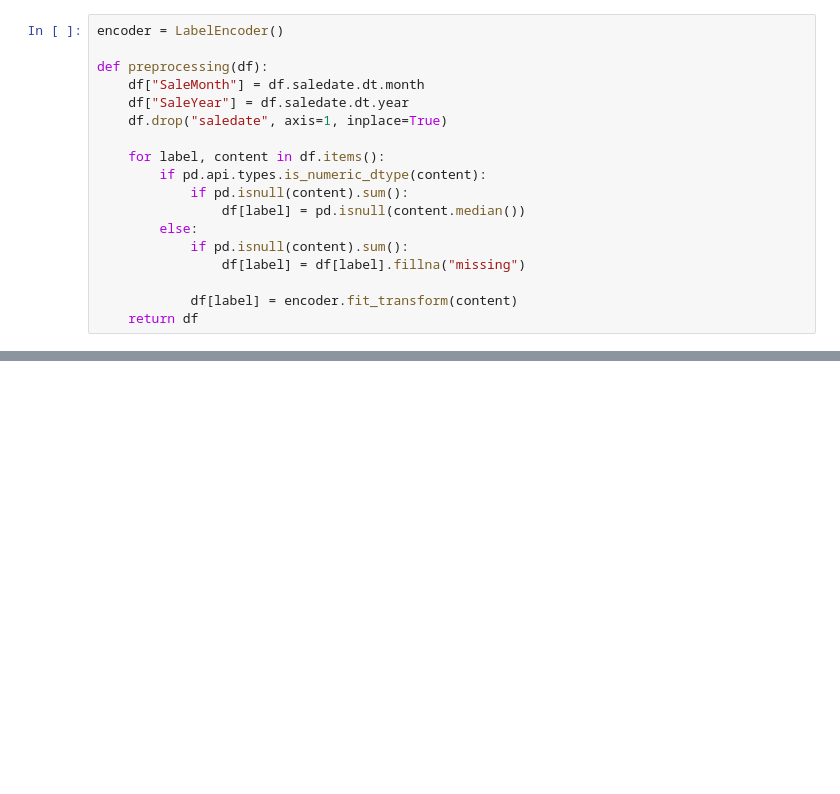
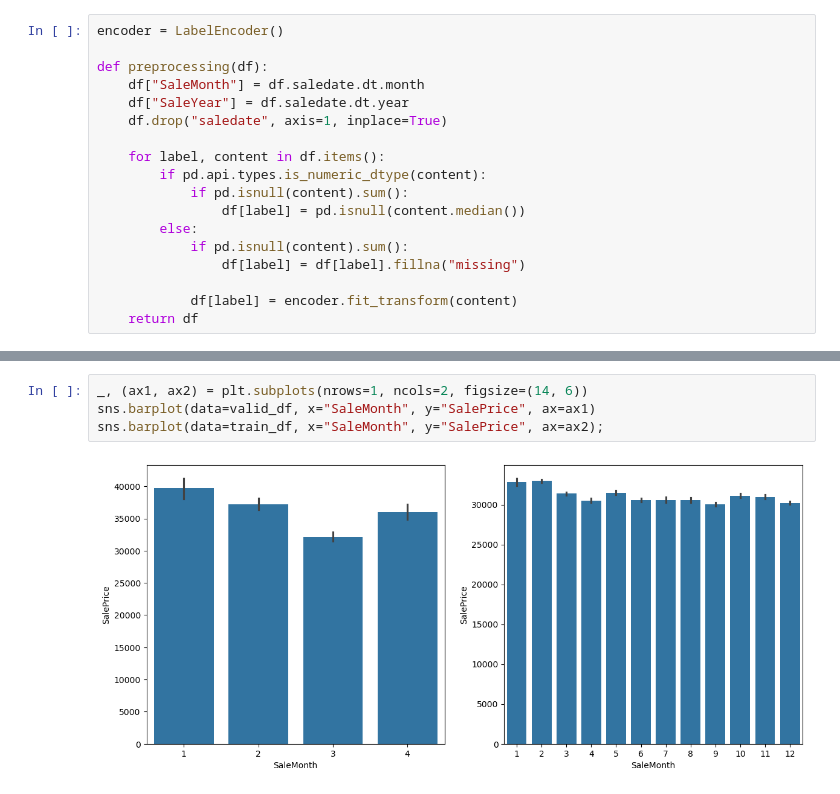
Before and after one commit to msnkr/bulldozer_bluebook, a Jupyter notebook: Untitled2.ipynb, the cells around one changed output, grey strips where cells are left out. Saved outputs shown, nothing was run; the diff lists cells and outputs as text; blank space fills up the shorter version.

```diff
--- a/Untitled2.ipynb
+++ b/Untitled2.ipynb
@@ -112,2 +80,8 @@ valid_df["SalePrice"] = pd.Series(y_valid)
+# %%
+_, (ax1, ax2) = plt.subplots(nrows=1, ncols=2, figsize=(14, 6))
+sns.barplot(data=valid_df, x="SaleMonth", y="SalePrice", ax=ax1)
+sns.barplot(data=train_df, x="SaleMonth", y="SalePrice", ax=ax2);
+# %% [output]
+[figure, added]
 # %%
 plt.figure(figsize=(14, 6))
```
Also changed, not shown: parts of 15 cells of this notebook.
